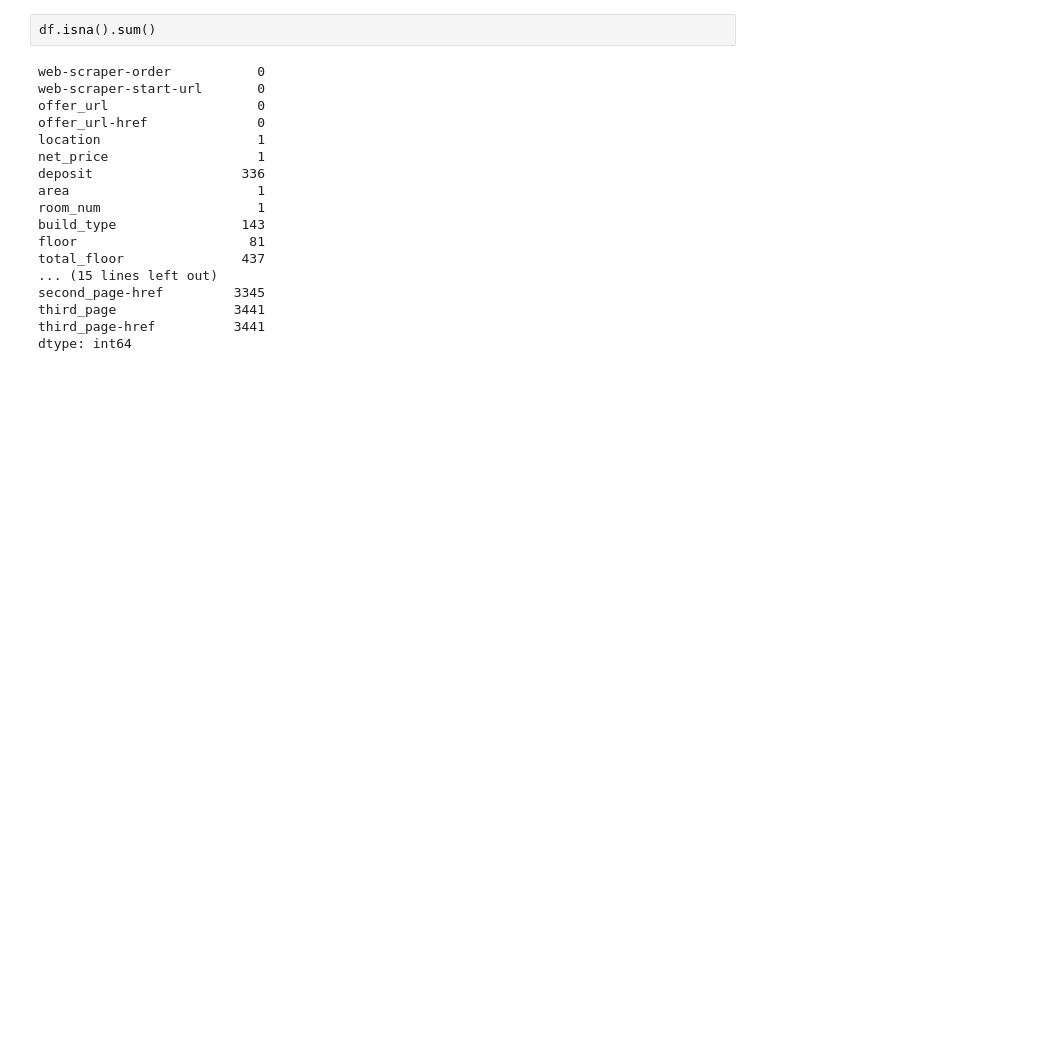
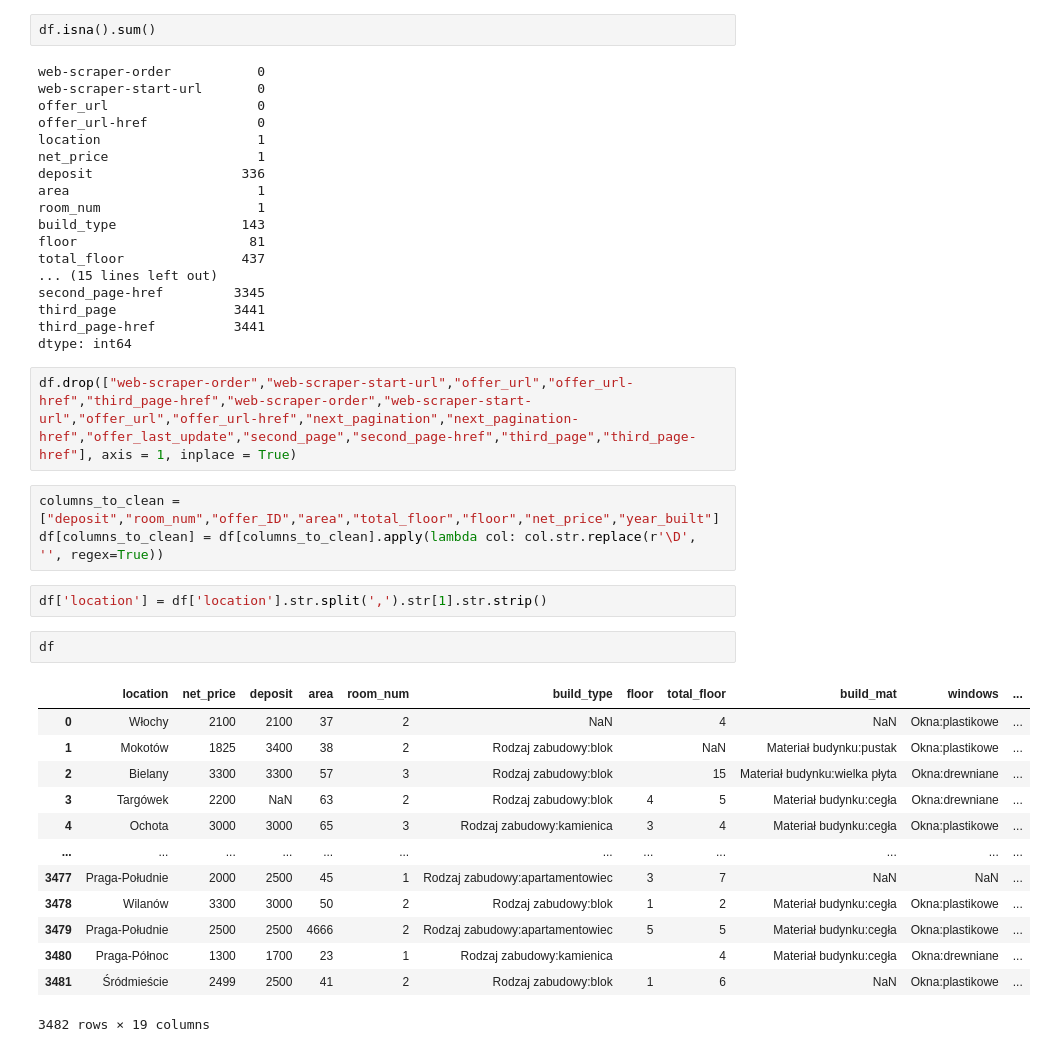
Before and after one commit to filki/Kaggle_Warsaw_rent_prices, a Jupyter notebook: starter.ipynb, the cells around one changed output. Drawn from its saved outputs; the diff is of its cells as text; blank space fills up the shorter version.

```diff
--- a/starter.ipynb
+++ b/starter.ipynb
@@ -55,6 +67,29 @@ second_page-href         3345
 third_page               3441
 third_page-href          3441
 dtype: int64
+# %%
+df.drop(["web-scraper-order","web-scraper-start-url","offer_url","offer_url-href","third_page-href","web-scraper-order","web-scraper-start-url","offer_url","offer_url-href","next_pagination","next_pagination-href","offer_last_update","second_page","second_page-href","third_page","third_page-href"], axis = 1, inplace = True)
+# %%
+columns_to_clean = ["deposit","room_num","offer_ID","area","total_floor","floor","net_price","year_built"]
+df[columns_to_clean] = df[columns_to_clean].apply(lambda col: col.str.replace(r'\D', '', regex=True))
+# %%
+df['location'] = df['location'].str.split(',').str[1].str.strip()
+# %%
+df
+# %% [output]
+|  | location | net_price | deposit | area | room_num | build_type | floor | total_floor | build_mat | windows | ... |
+| 0 | Włochy | 2100 | 2100 | 37 | 2 | NaN |  | 4 | NaN | Okna:plastikowe | ... |
+| 1 | Mokotów | 1825 | 3400 | 38 | 2 | Rodzaj zabudowy:blok |  | NaN | Materiał budynku:pustak | Okna:plastikowe | ... |
+| 2 | Bielany | 3300 | 3300 | 57 | 3 | Rodzaj zabudowy:blok |  | 15 | Materiał budynku:wielka płyta | Okna:drewniane | ... |
+| 3 | Targówek | 2200 | NaN | 63 | 2 | Rodzaj zabudowy:blok | 4 | 5 | Materiał budynku:cegła | Okna:drewniane | ... |
+| 4 | Ochota | 3000 | 3000 | 65 | 3 | Rodzaj zabudowy:kamienica | 3 | 4 | Materiał budynku:cegła | Okna:plastikowe | ... |
+| ... | ... | ... | ... | ... | ... | ... | ... | ... | ... | ... | ... |
+| 3477 | Praga-Południe | 2000 | 2500 | 45 | 1 | Rodzaj zabudowy:apartamentowiec | 3 | 7 | NaN | NaN | ... |
+| 3478 | Wilanów | 3300 | 3000 | 50 | 2 | Rodzaj zabudowy:blok | 1 | 2 | Materiał budynku:cegła | Okna:plastikowe | ... |
+| 3479 | Praga-Południe | 2500 | 2500 | 4666 | 2 | Rodzaj zabudowy:apartamentowiec | 5 | 5 | Materiał budynku:cegła | Okna:plastikowe | ... |
+| 3480 | Praga-Północ | 1300 | 1700 | 23 | 1 | Rodzaj zabudowy:kamienica |  | 4 | Materiał budynku:cegła | Okna:drewniane | ... |
+| 3481 | Śródmieście | 2499 | 2500 | 41 | 2 | Rodzaj zabudowy:blok | 1 | 6 | NaN | Okna:plastikowe | ... |
+3482 rows × 19 columns
 # %%
 %matplotlib inline
 msno.matrix(df.sample(250))
```
Also changed, not shown: parts of 5 cells of this notebook.
